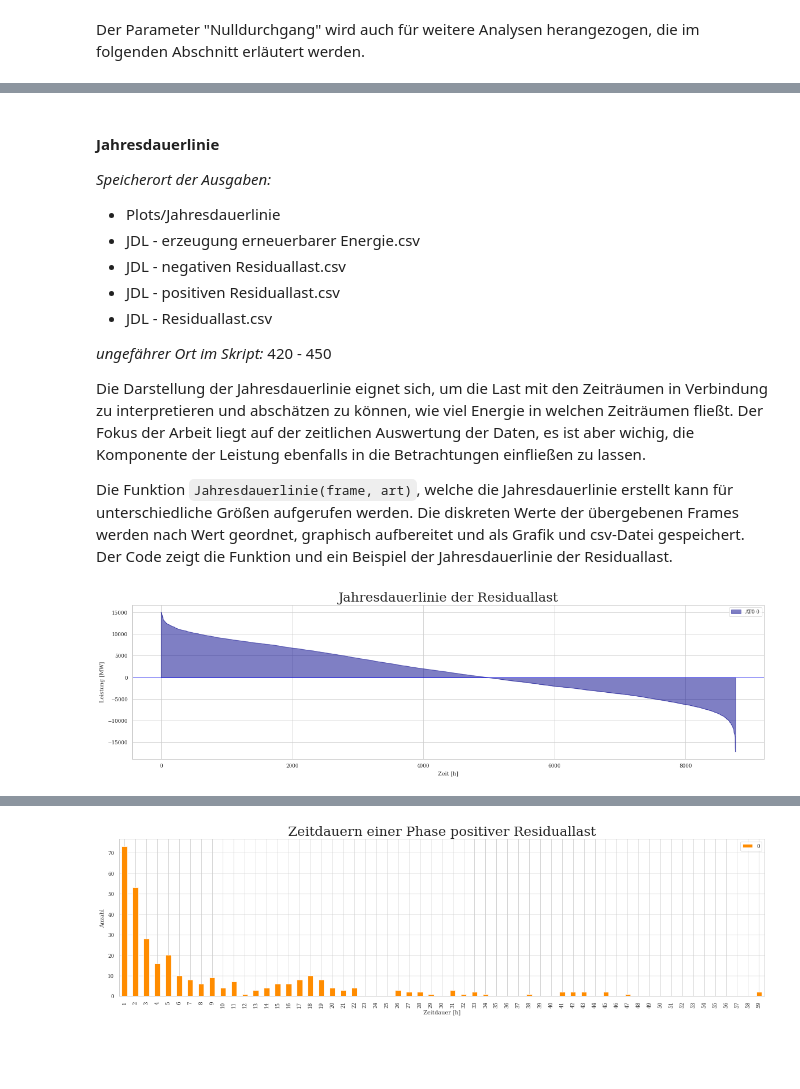
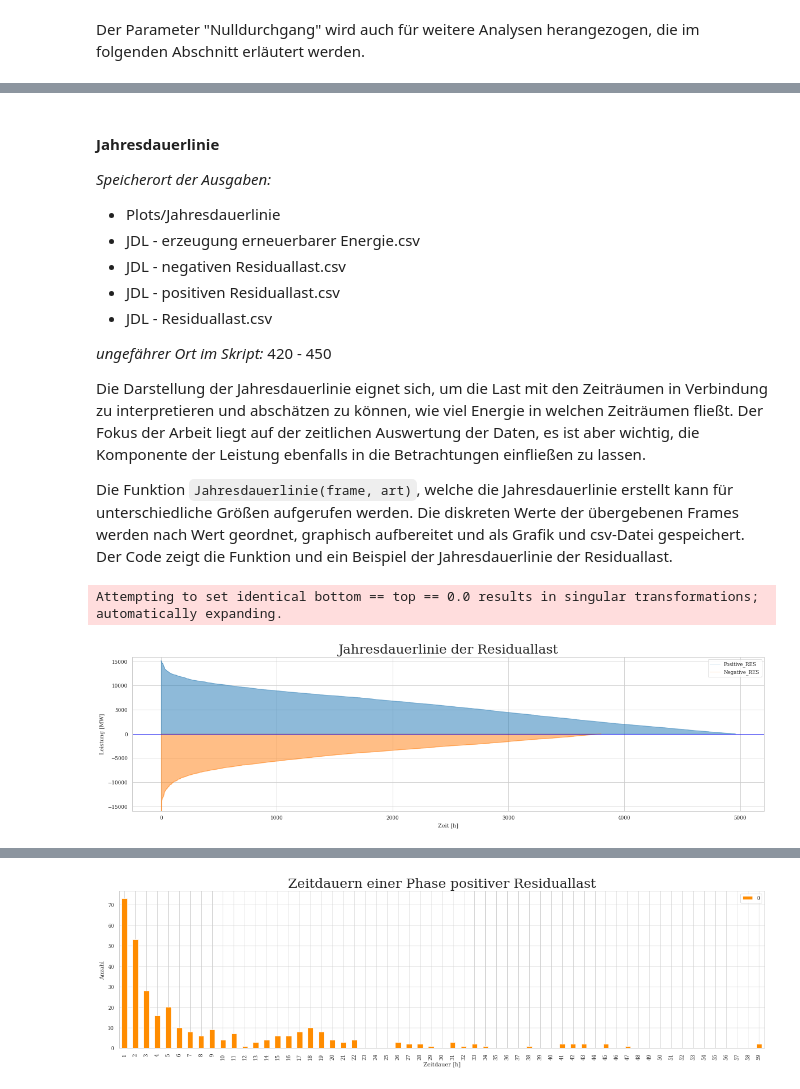
Before and after one commit to maxnutz/res_aut, a Jupyter notebook: Dokument/Workflow/Workflow.ipynb, the cells around one changed output, grey strips where cells are left out. Drawn from its saved outputs; the diff is of its cells as text; code cells hidden in the pictures; blank space fills up the shorter version.

Commit message:
bug fixing for Auswertung.py and finished not reread workflow-file

```diff
--- a/Dokument/Workflow/Workflow.ipynb
+++ b/Dokument/Workflow/Workflow.ipynb
@@ -663,25 +666,38 @@ _Speicherort der Ausgaben:_
 
 _ungefährer Ort im Skript:_  420 - 450
 
-Die Darstellung der Jahresdauerlinie eignet sich, um die Last mit den Zeiträumen in Verbindung zu interpretieren und abschätzen zu können, wie viel Energie in welchen Zeiträumen fließt. Der Fokus der Arbeit liegt auf der zeitlichen Auswertung der Daten, es ist aber wichig, die Komponente der Leistung ebenfalls in die Betrachtungen einfließen zu lassen.
+Die Darstellung der Jahresdauerlinie eignet sich, um die Last mit den Zeiträumen in Verbindung zu interpretieren und abschätzen zu können, wie viel Energie in welchen Zeiträumen fließt. Der Fokus der Arbeit liegt auf der zeitlichen Auswertung der Daten, es ist aber wichtig, die Komponente der Leistung ebenfalls in die Betrachtungen einfließen zu lassen.
 
 Die Funktion `Jahresdauerlinie(frame, art)`, welche die Jahresdauerlinie erstellt kann für unterschiedliche Größen aufgerufen werden. Die diskreten Werte der übergebenen Frames werden nach Wert geordnet, graphisch aufbereitet und als Grafik und csv-Datei gespeichert. Der Code zeigt die Funktion und ein Beispiel der Jahresdauerlinie der Residuallast.
 # %%
 def Jahresdauerlinie(frame, art):
-    for i in range(0, res.size):
-        if frame.iloc[i]['AT0 0'] < 0:
-            art = 'Residuallast'
     sort = frame.sort_values(by = 'AT0 0',
                              ascending = False,
                              ignore_index = True)
-    sort.plot.area(stacked = False,
-                   figsize = (20,5),
-              ylabel = 'Leistung [MW]',
-              xlabel = 'Zeit [h]',
-              color = 'darkblue')
+    sorted_lists = [sort]
+    name_list = [art]
+    for i in range(0, sort.index.size): # wenn werte negativ werden, dann sort dort teilen
+        if sort['AT0 0'].iloc[i] < 0:
+            sort_pos = sort[0:i]
+            sort_neg = sort[i:sort.index.size].sort_values(by = 'AT0 0',
+                                                          ascending = True,
+                                                          ignore_index = True)
+            sorted_lists=[sort_pos, sort_neg]
+            name_list = ['Positive_RES', 'Negative_RES']
+            break
+    fig,ax = plt.subplots(figsize=(20,5))
+    for v in sorted_lists:
+        v.plot(kind = 'area', stacked = False,
+                    ylabel = 'Leistung [MW]',
+                    xlabel = 'Zeit [h]',
+                    ax=ax,
+                    sharey = True, sharex = True)
+        plt.legend(name_list)
+    plt.title('Jahresdauerlinie der ' + art, fontsize = 23)
     plt.axhline(y = 0, c = 'blue')
-    plt.title('Jahresdauerlinie der ' + art, fontsize = 23)
+    ax.set_ylim([-sorted_lists[0]['AT0 0'].max()*1.05,sorted_lists[0]['AT0 0'].max()*1.05])
 # der restliche Teil der Funktion wurde für das Notebook weggelassen
 Jahresdauerlinie(res, 'Residuallast')
 # %% [output]
+Attempting to set identical bottom == top == 0.0 results in singular transformations; automatically expanding.
-[figure, old version]
+[figure, new version]
```
Also changed, not shown: parts of 35 cells of this notebook, 8 other files.
